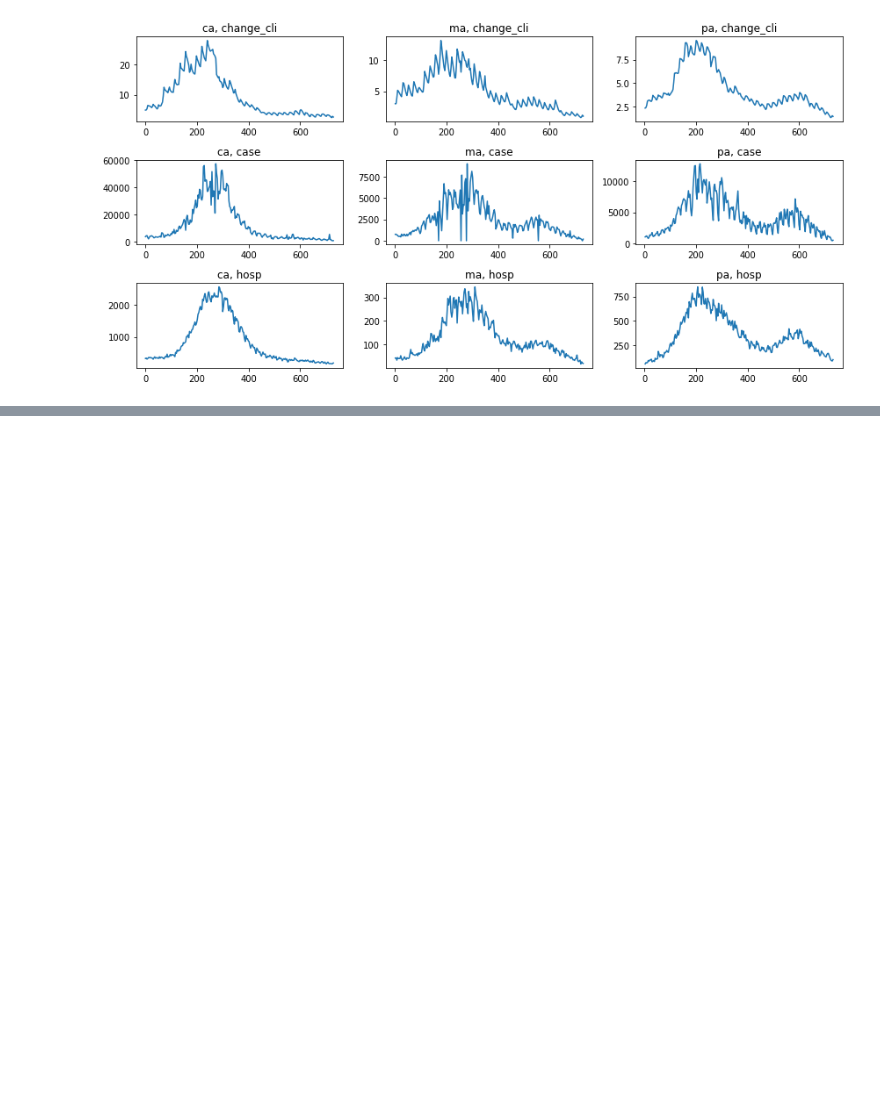
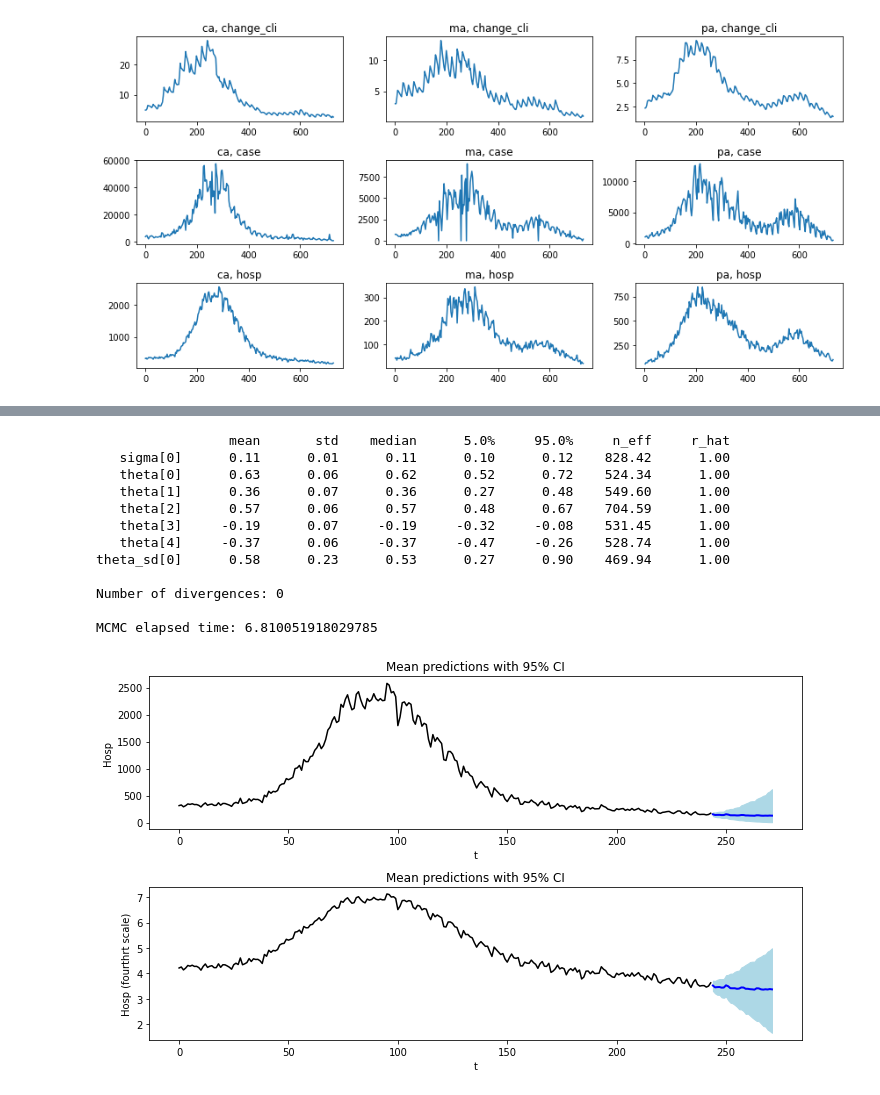
Before and after one commit to elray1/sarix, a Jupyter notebook: demo.ipynb, the cells around one changed output, grey strips where cells are left out. Cells and saved outputs as stored; diff of their text form; code cells hidden in the pictures; blank space fills up the shorter version.

```diff
--- a/demo.ipynb
+++ b/demo.ipynb
@@ -302,0 +291,30 @@ plot_forecasts(sarix_fit_cli_cases_differenced, ['CLI', 'Case', 'Hosp'])
+# %%
+df_ca = df[df.location == 'ca']
+sarix_fit_cli_cases_differenced_ca = sarix.SARIX(
+    # xy = df_ca[["change_cli", "case_fixed", "hosp"]].values[:-50],
+    xy = df_ca[["hosp"]].values,
+    p = 2,
+    d = 0,
+    P = 1,
+    D = 0,
+    season_period = 7,
+    transform = "fourthrt",
+    forecast_horizon = 28,
+    num_warmup = 1000,
+    num_samples = 1000,
+    num_chains = 1)
+plot_forecasts(sarix_fit_cli_cases_differenced_ca, ['Hosp'])
+# %% [output]
+                 mean       std    median      5.0%     95.0%     n_eff     r_hat
+   sigma[0]      0.11      0.01      0.11      0.10      0.12    828.42      1.00
+   theta[0]      0.63      0.06      0.62      0.52      0.72    524.34      1.00
+   theta[1]      0.36      0.07      0.36      0.27      0.48    549.60      1.00
+   theta[2]      0.57      0.06      0.57      0.48      0.67    704.59      1.00
+   theta[3]     -0.19      0.07     -0.19     -0.32     -0.08    531.45      1.00
+   theta[4]     -0.37      0.06     -0.37     -0.47     -0.26    528.74      1.00
+theta_sd[0]      0.58      0.23      0.53      0.27      0.90    469.94      1.00
+
+Number of divergences: 0
+
+MCMC elapsed time: 6.810051918029785
+[figure, added]
```
Also changed, not shown: parts of 20 cells of this notebook, 1 other file.
